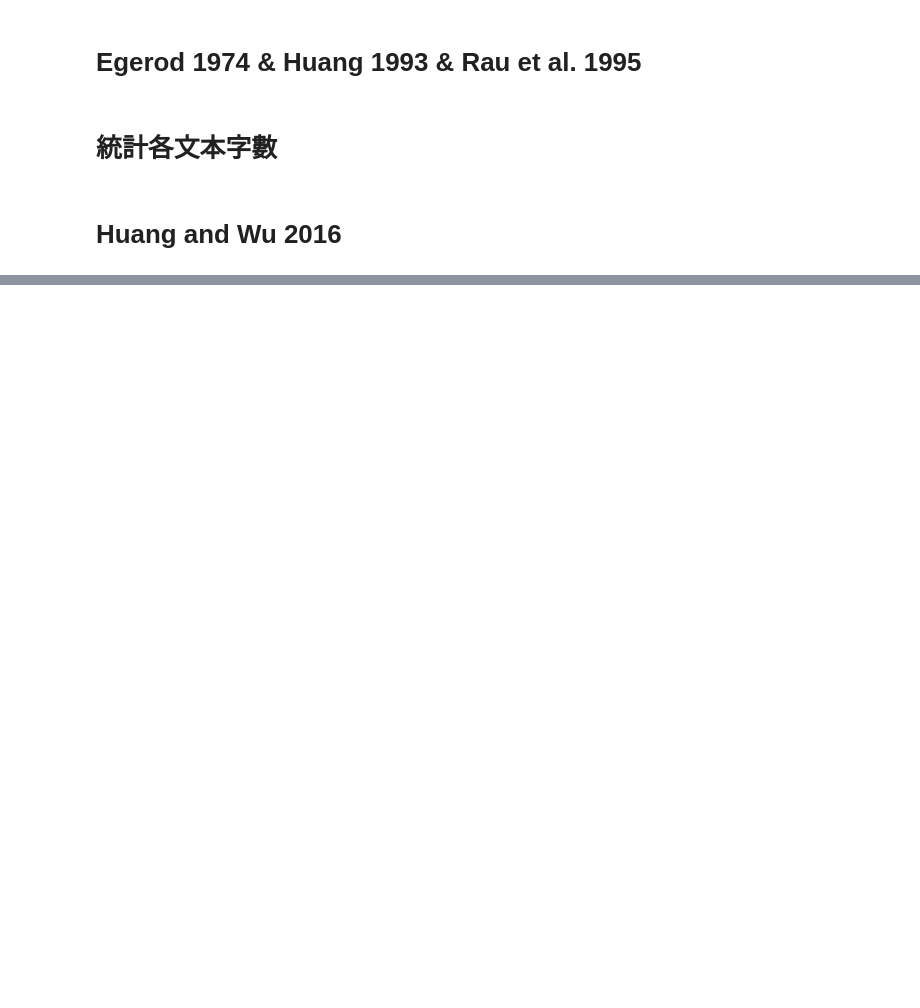
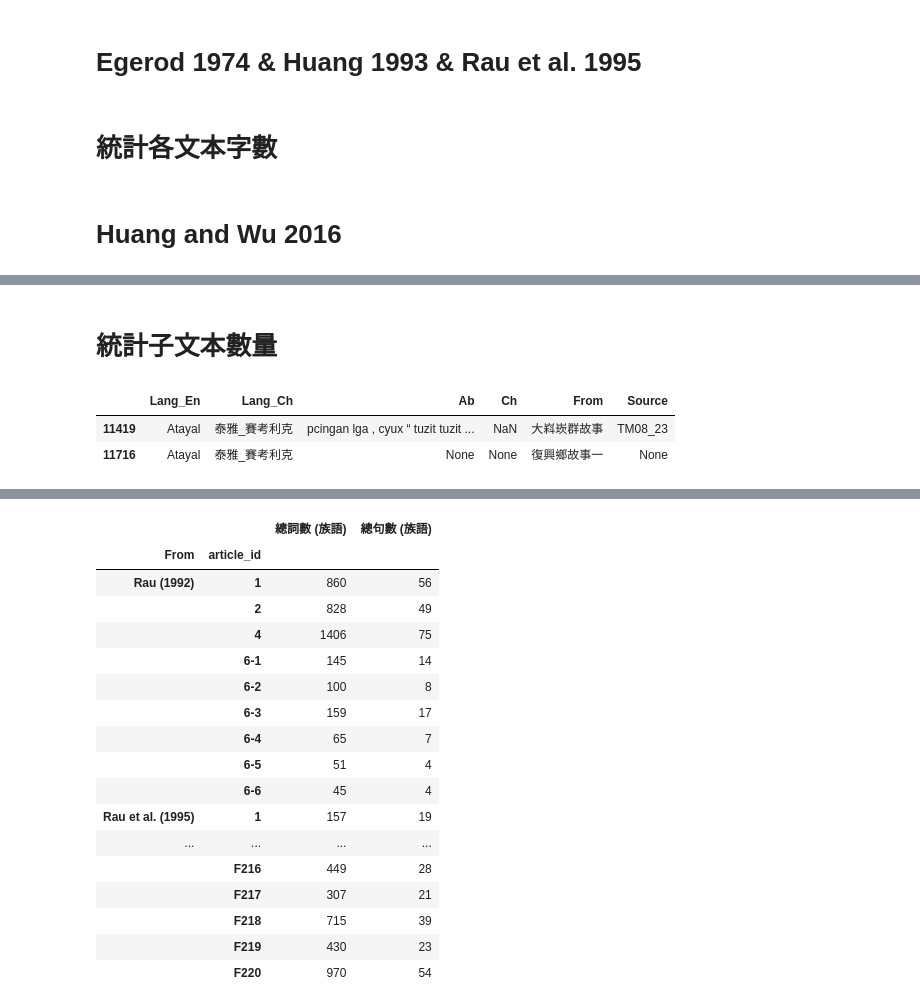
Before and after one commit to puerdon/Formosan-languages, a Jupyter notebook: check_and_update_pkl.ipynb, the cells around one changed output, grey strips where cells are left out. Cells and saved outputs as stored; diff of their text form; code cells hidden in the pictures; blank space fills up the shorter version.

```diff
--- a/check_and_update_pkl.ipynb
+++ b/check_and_update_pkl.ipynb
@@ -595,0 +573,3 @@ Name: Ab, dtype: object
+# %%
+df = df[df['From'] != '傳說故事精選篇']
+df = pd.concat([df, results], ignore_index=True)
@@ -595,0 +595,3 @@ Name: Ab, dtype: object
+# %%
+df = df[df['From'] != "Rau (1992)"]
+df = pd.concat([df, results], ignore_index=True)
@@ -595,0 +600,26 @@ Name: Ab, dtype: object
+# %%
+results = []
+
+doc_id = 1
+for f in pathlib.Path("data/Rau_et_al_1995").glob("Rau_et_al_1995_text_aligned_0*.docx"):
+    print(f)
+    doc = Document(f)
+    phrase_id = 0
+    for para in doc.paragraphs:
+        if para.text.startswith("a:"):
+            text = para.text.lstrip("a:").strip()
+            results.append({"Ab": text, "Source": f"{doc_id}_{phrase_id}"})
+            phrase_id += 1
+        elif para.text.startswith("m:"):
+            text = para.text.lstrip("m:").strip()
+            results[-1]["Ch"] = text
+    doc_id += 1
+
+results
+results = pd.DataFrame(results)
+results['From'] = 'Rau et al. (1995)'
+results['Lang_En'] = 'Atayal'
+results['Lang_Ch'] = '泰雅_賽考利克'
+# %%
+df = df[df['From'] != 'Rau et al. (1995)']
+df = pd.concat([df, results], ignore_index=True)
@@ -595,0 +628,20 @@ Name: Ab, dtype: object
+# %% [markdown]
+# 統計子文本數量
+# %%
+df[df.Ch.isna()]
+# %% [output]
+|  | Lang_En | Lang_Ch | Ab | Ch | From | Source |
+| 11419 | Atayal | 泰雅_賽考利克 | pcingan lga , cyux “ tuzit tuzit ... | NaN | 大嵙崁群故事 | TM08_23 |
+| 11716 | Atayal | 泰雅_賽考利克 | None | None | 復興鄉故事一 | None |
+# %%
+text_with_source = df[~df['Source'].isna()]
+text_with_source['article_id'] = text_with_source.Source.str.replace('_\d+', '')
+
+text_with_source.article_id.unique()
+
+text_with_source['總詞數 (族語)'] = text_with_source['Ab'].str.split(' ').str.len()
+text_with_source['總句數 (族語)'] = text_with_source['Ab'].astype('str').apply(lambda s: len(sent_tokenize(s)))
+text_with_source['總句數 (族語)'] = text_with_source['總句數 (族語)'].astype('int')
+summary_df = text_with_source.groupby(['From', 'article_id']).sum()
+summary_df
+# %% [output]
@@ -595,0 +668,18 @@ Name: Ab, dtype: object
+|  |  | 總詞數 (族語) | 總句數 (族語) |
+| From | article_id |  |  |
+| Rau (1992) | 1 | 860 | 56 |
+|  | 2 | 828 | 49 |
+|  | 4 | 1406 | 75 |
+|  | 6-1 | 145 | 14 |
+|  | 6-2 | 100 | 8 |
+|  | 6-3 | 159 | 17 |
+|  | 6-4 | 65 | 7 |
+|  | 6-5 | 51 | 4 |
+|  | 6-6 | 45 | 4 |
+| Rau et al. (1995) | 1 | 157 | 19 |
+| ... | ... | ... | ... |
+|  | F216 | 449 | 28 |
+|  | F217 | 307 | 21 |
+|  | F218 | 715 | 39 |
+|  | F219 | 430 | 23 |
+|  | F220 | 970 | 54 |
```
Also changed, not shown: parts of 19 cells of this notebook, 12 other files.
